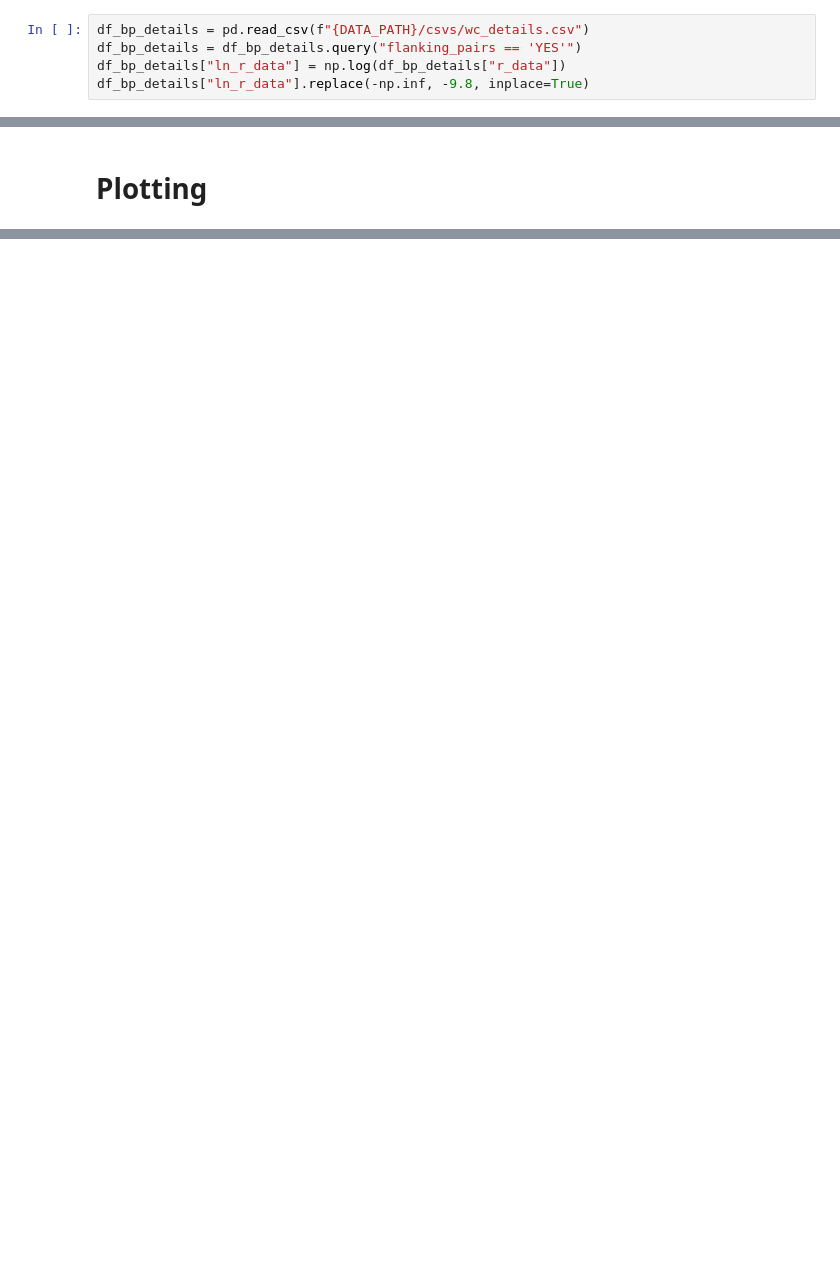
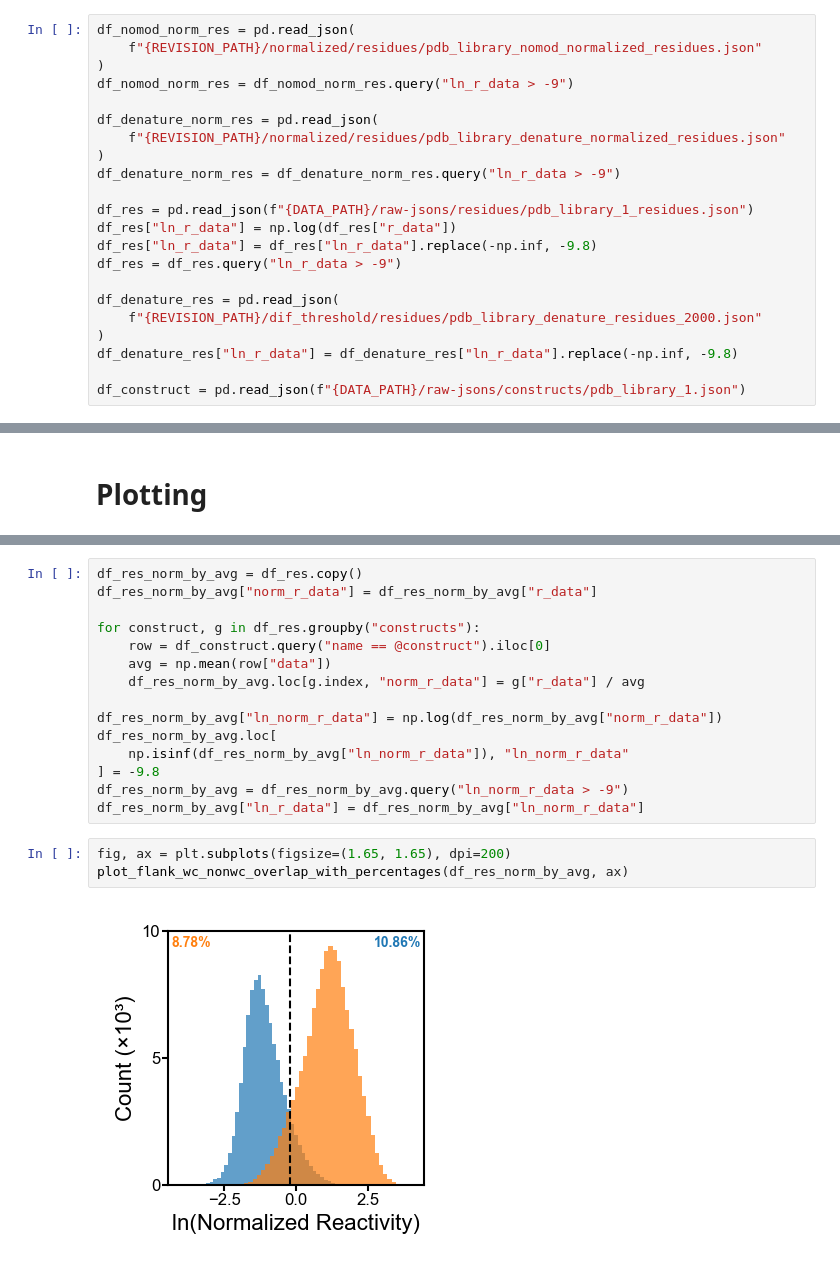
Before and after one commit to YesselmanLabPublications/2025_char_3d_struct_features, a Jupyter notebook: notebooks/supplemental_figures/supplemental_figure_s14.ipynb, the cells around one changed output, grey strips where cells are left out. Cells and saved outputs as stored; diff of their text form; blank space fills up the shorter version.

```diff
--- a/notebooks/supplemental_figures/supplemental_figure_s14.ipynb
+++ b/notebooks/supplemental_figures/supplemental_figure_s14.ipynb
@@ -18,7 +138,24 @@ from dms_3d_features.plotting import *
 DATA_PATH = "../../data"
 REVISION_PATH = "../../data/revisions"
 # %%
-df_bp_details = pd.read_csv(f"{DATA_PATH}/csvs/wc_details.csv")
-df_bp_details = df_bp_details.query("flanking_pairs == 'YES'")
-df_bp_details["ln_r_data"] = np.log(df_bp_details["r_data"])
-df_bp_details["ln_r_data"].replace(-np.inf, -9.8, inplace=True)
+df_nomod_norm_res = pd.read_json(
+    f"{REVISION_PATH}/normalized/residues/pdb_library_nomod_normalized_residues.json"
+)
+df_nomod_norm_res = df_nomod_norm_res.query("ln_r_data > -9")
+
+df_denature_norm_res = pd.read_json(
+    f"{REVISION_PATH}/normalized/residues/pdb_library_denature_normalized_residues.json"
+)
+df_denature_norm_res = df_denature_norm_res.query("ln_r_data > -9")
+
+df_res = pd.read_json(f"{DATA_PATH}/raw-jsons/residues/pdb_library_1_residues.json")
+df_res["ln_r_data"] = np.log(df_res["r_data"])
+df_res["ln_r_data"] = df_res["ln_r_data"].replace(-np.inf, -9.8)
+df_res = df_res.query("ln_r_data > -9")
+
+df_denature_res = pd.read_json(
+    f"{REVISION_PATH}/dif_threshold/residues/pdb_library_denature_residues_2000.json"
+)
+df_denature_res["ln_r_data"] = df_denature_res["ln_r_data"].replace(-np.inf, -9.8)
+
+df_construct = pd.read_json(f"{DATA_PATH}/raw-jsons/constructs/pdb_library_1.json")
@@ -72,0 +169,20 @@ fig.savefig(
+# %%
+df_res_norm_by_avg = df_res.copy()
+df_res_norm_by_avg["norm_r_data"] = df_res_norm_by_avg["r_data"]
+
+for construct, g in df_res.groupby("constructs"):
+    row = df_construct.query("name == @construct").iloc[0]
+    avg = np.mean(row["data"])
+    df_res_norm_by_avg.loc[g.index, "norm_r_data"] = g["r_data"] / avg
+
+df_res_norm_by_avg["ln_norm_r_data"] = np.log(df_res_norm_by_avg["norm_r_data"])
+df_res_norm_by_avg.loc[
+    np.isinf(df_res_norm_by_avg["ln_norm_r_data"]), "ln_norm_r_data"
+] = -9.8
+df_res_norm_by_avg = df_res_norm_by_avg.query("ln_norm_r_data > -9")
+df_res_norm_by_avg["ln_r_data"] = df_res_norm_by_avg["ln_norm_r_data"]
+# %%
+fig, ax = plt.subplots(figsize=(1.65, 1.65), dpi=200)
+plot_flank_wc_nonwc_overlap_with_percentages(df_res_norm_by_avg, ax)
+# %% [output]
+[figure, added]
```
Also changed, not shown: parts of 9 cells of this notebook, 5 other files.
